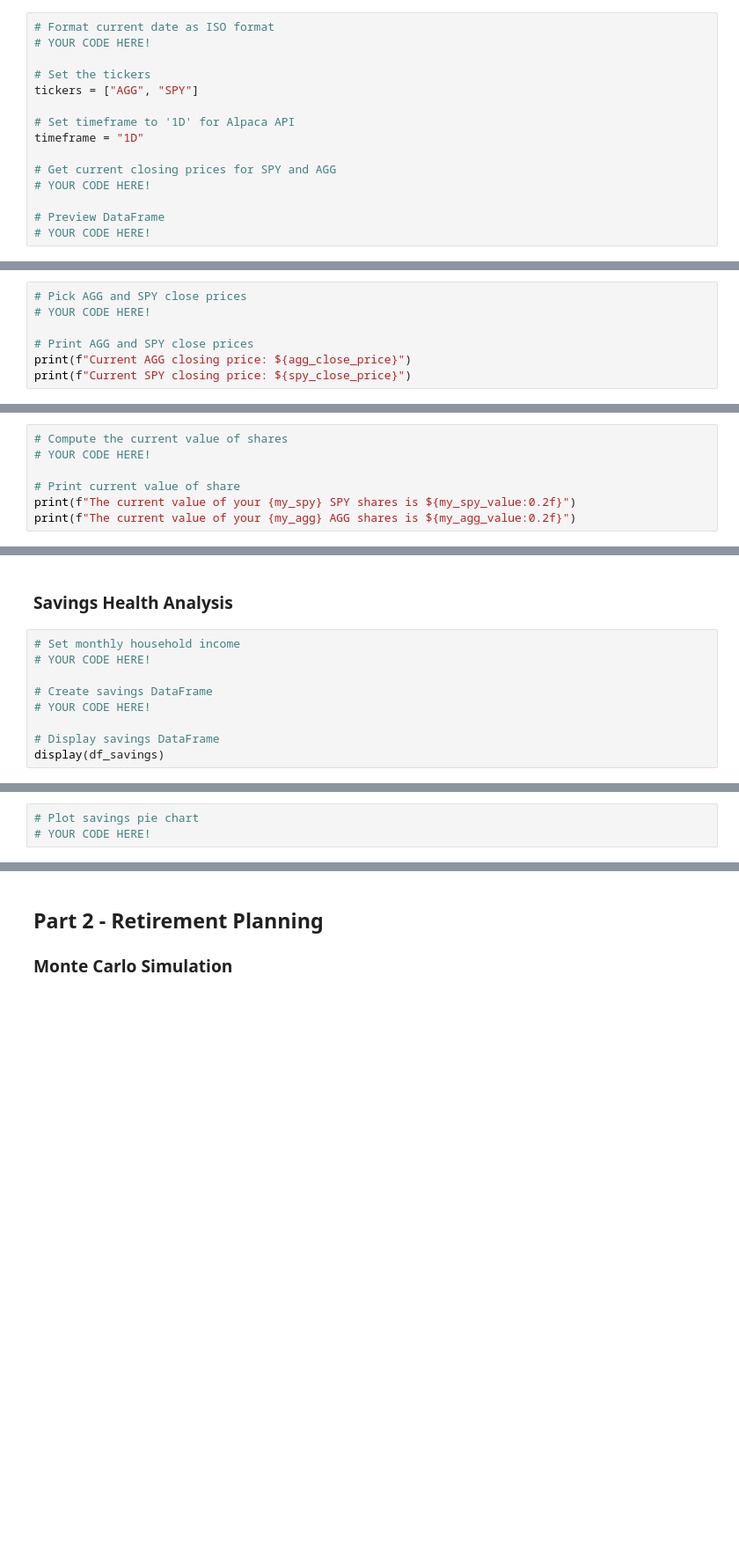
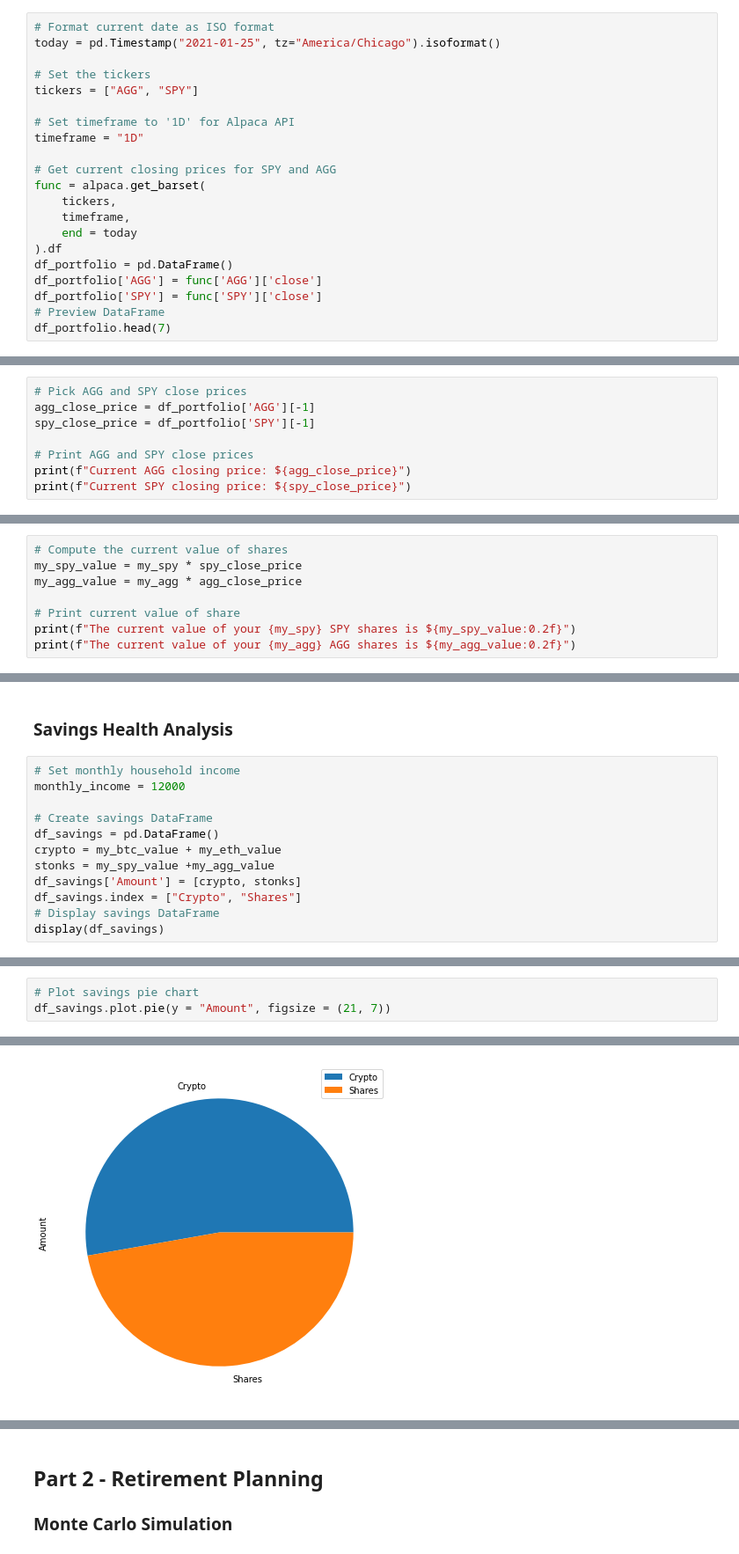
Before and after one commit to yadasa/Financial_Planning, a Jupyter notebook: Starter_Code/financial-planner.ipynb, the cells around one changed output, grey strips where cells are left out. Shown at 88% size. Drawn from its saved outputs; the diff is of its cells as text; blank space fills up the shorter version.

```diff
--- a/Starter_Code/financial-planner.ipynb
+++ b/Starter_Code/financial-planner.ipynb
@@ -70,6 +75,6 @@ NoneType
 # %%
 # Format current date as ISO format
-# YOUR CODE HERE!
+today = pd.Timestamp("2021-01-25", tz="America/Chicago").isoformat()
 
 # Set the tickers
 tickers = ["AGG", "SPY"]
@@ -78,7 +83,13 @@ tickers = ["AGG", "SPY"]
 timeframe = "1D"
 
 # Get current closing prices for SPY and AGG
-# YOUR CODE HERE!
-
+func = alpaca.get_barset(
+    tickers,
+    timeframe,
+    end = today
+).df
+df_portfolio = pd.DataFrame()
+df_portfolio['AGG'] = func['AGG']['close']
+df_portfolio['SPY'] = func['SPY']['close']
 # Preview DataFrame
-# YOUR CODE HERE!
+df_portfolio.head(7)
@@ -85,6 +106,7 @@ timeframe = "1D"
 # %%
 # Pick AGG and SPY close prices
-# YOUR CODE HERE!
+agg_close_price = df_portfolio['AGG'][-1]
+spy_close_price = df_portfolio['SPY'][-1]
 
 # Print AGG and SPY close prices
 print(f"Current AGG closing price: ${agg_close_price}")
@@ -92,6 +117,7 @@ print(f"Current SPY closing price: ${spy_close_price}")
 # %%
 # Compute the current value of shares
-# YOUR CODE HERE!
+my_spy_value = my_spy * spy_close_price
+my_agg_value = my_agg * agg_close_price
 
 # Print current value of share
 print(f"The current value of your {my_spy} SPY shares is ${my_spy_value:0.2f}")
@@ -100,10 +129,13 @@ print(f"The current value of your {my_agg} AGG shares is ${my_agg_value:0.2f}")
 ### Savings Health Analysis
 # %%
 # Set monthly household income
-# YOUR CODE HERE!
+monthly_income = 12000
 
 # Create savings DataFrame
-# YOUR CODE HERE!
-
+df_savings = pd.DataFrame()
+crypto = my_btc_value + my_eth_value
+stonks = my_spy_value +my_agg_value
+df_savings['Amount'] = [crypto, stonks]
+df_savings.index = ["Crypto", "Shares"]
 # Display savings DataFrame
 display(df_savings)
@@ -110,3 +146,4 @@ display(df_savings)
 # %%
 # Plot savings pie chart
-# YOUR CODE HERE!
+df_savings.plot.pie(y = "Amount", figsize = (21, 7))
+# %% [output]
@@ -112,0 +151 @@ display(df_savings)
+[figure, added]
```
Also changed, not shown: parts of 33 cells of this notebook.
